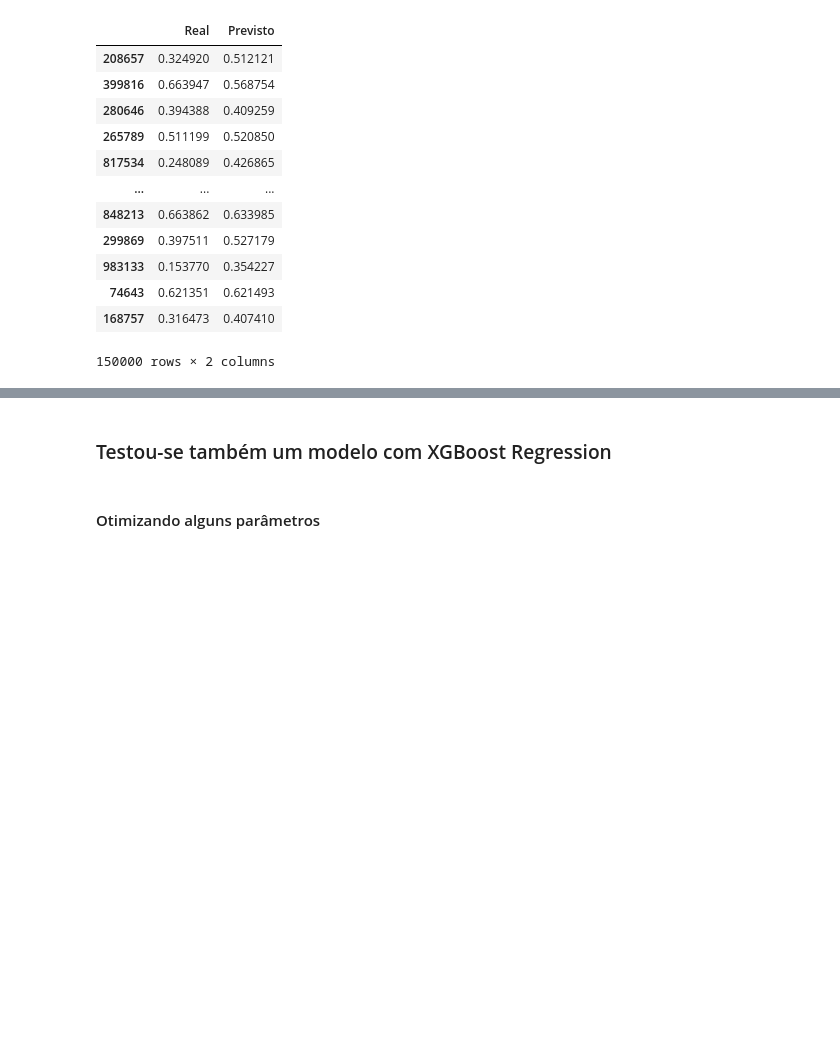
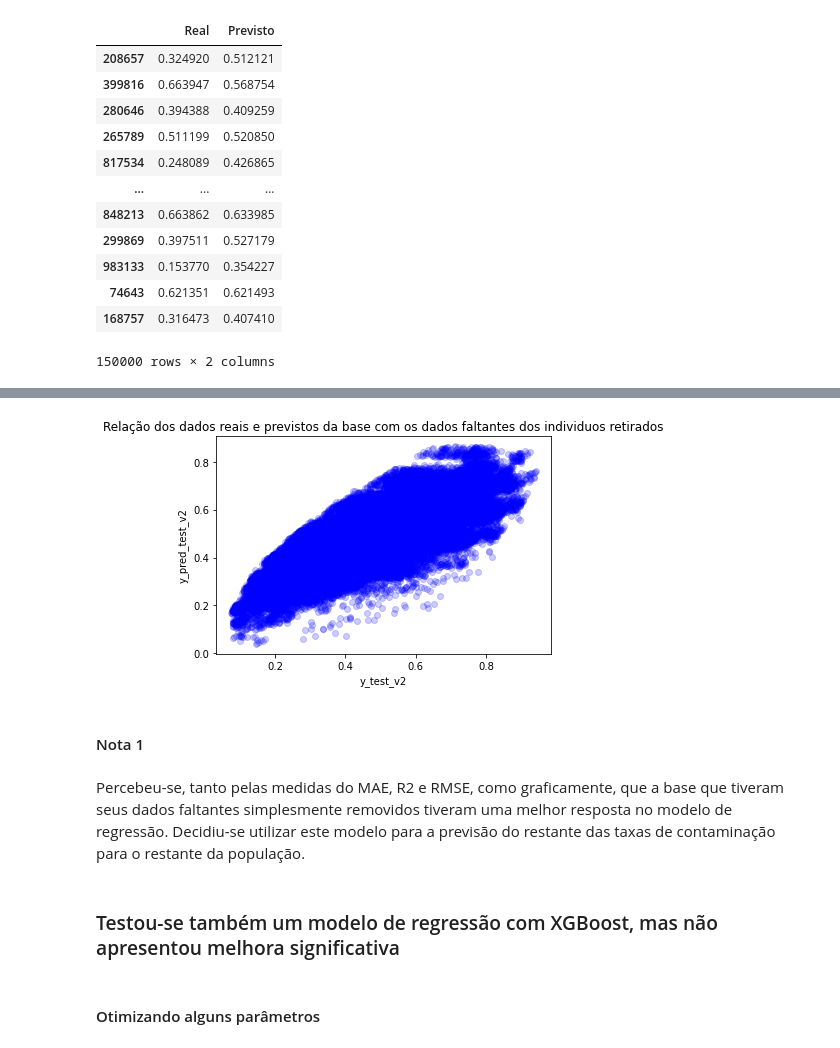
Before and after one commit to cassianojp/desafio_neoway, a Jupyter notebook: desafio_neoway_model.ipynb, the cells around one changed output, grey strips where cells are left out. Saved outputs shown, nothing was run; the diff lists cells and outputs as text; code cells hidden in the pictures; blank space fills up the shorter version.

```diff
--- a/desafio_neoway_model.ipynb
+++ b/desafio_neoway_model.ipynb
@@ -537,5 +547,16 @@ plt.title('Relação dos dados reais e os previstos da base com os dados faltant
+# %%
+plt.plot(y_test_v2, y_pred_test_v2, 'bo', alpha=0.2);
+plt.xlabel('y_test_v2');
+plt.ylabel('y_pred_test_v2');
+plt.title('Relação dos dados reais e previstos da base com os dados faltantes dos individuos retirados');
+# %% [output]
+[figure, added]
+# %% [markdown]
+#### Nota 1
+# %% [markdown]
+Percebeu-se, tanto pelas medidas do MAE, R2 e RMSE, como graficamente, que a base que tiveram seus dados faltantes simplesmente removidos tiveram uma melhor resposta no modelo de regressão. Decidiu-se utilizar este modelo para a previsão do restante das taxas de contaminação para o restante da população.
 # %% [markdown]
-### Testou-se também um modelo com XGBoost Regression
+### Testou-se também um modelo de regressão com XGBoost, mas não apresentou melhora significativa
 # %%
 xgb_reg = xgb.XGBRegressor(objective='reg:squarederror', booster='gblinear', n_estimators=100, seed=seed)
 # %% [markdown]
```
Also changed, not shown: parts of 65 cells of this notebook, 1 other file.
